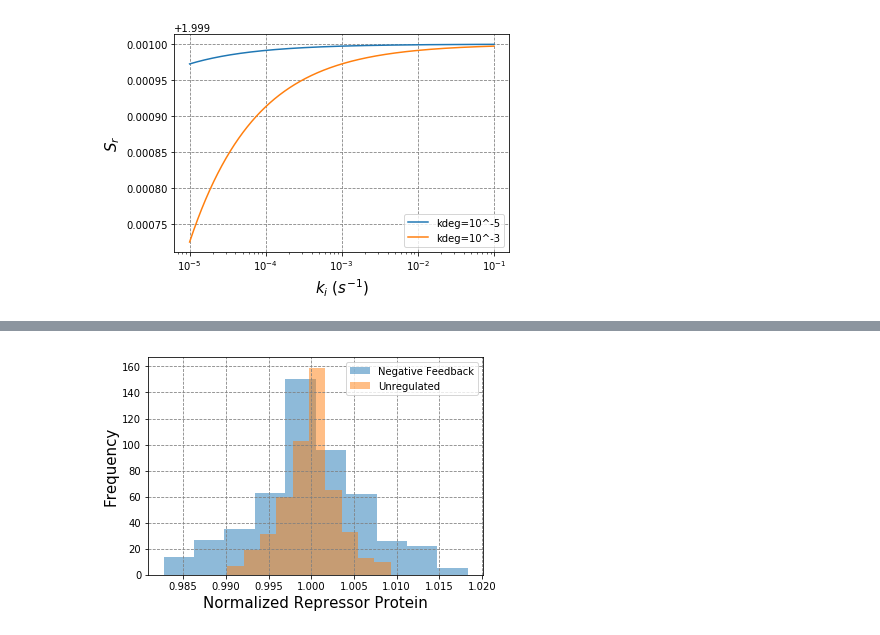
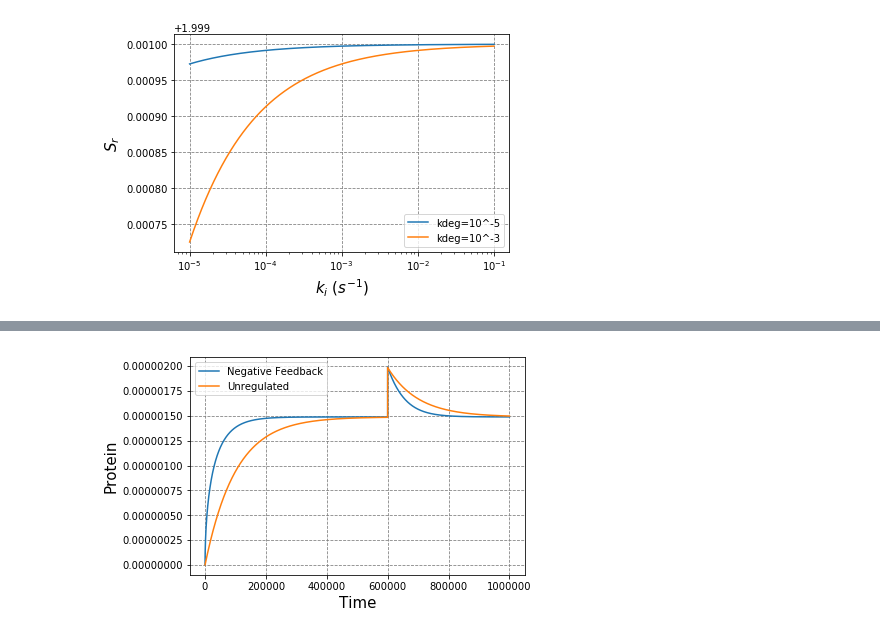
Before and after one commit to davidtgonzales/Negative-Feedback, a Jupyter notebook: Becskei and Serrano 2000.ipynb, the cells around one changed output, grey strips where cells are left out. Saved outputs shown, nothing was run; the diff lists cells and outputs as text; code cells hidden in the pictures.

Commit message:
Added Speeding up response times notebook.

```diff
--- a/Beckei and Serrano 2000.ipynb
+++ b/Becskei and Serrano 2000.ipynb
@@ -115,0 +118,14 @@ def time_int():
+# %%
+P=0.0000001
+kp=1.5*math.pow(10,10)
+n=3
+a=3.3
+kr=2*math.pow(10,11)
+kdeg=math.pow(10,-5)
+kireg=0.0000000003
+Rregss=R_reg_ss(P,kp,kireg,n,a,kr,kdeg)
+kiunreg=((n*kp*P*kireg*a)*(1+kp*P))/((1+kp*P+kr*Rregss)*(n*kp*P*a))
+Runregss=R_unreg_ss(P,kp,kiunreg,n,a,kr,kdeg)
+
+print ('Regulated decay rate: '+str(dR2_reg(P,kp,kireg,n,a,kr,kdeg)))
+print ('Unregulated decay rate: '+str(dR2_unreg(P,kp,kiunreg,n,a,kr,kdeg)))
@@ -116,19 +146,29 @@ def time_int():
 # %%
-reg_list=[]
-unreg_list=[]
-Rregss=R_reg_ss(P,kp,ki,n,a,kr,kdeg)
-Runregss=R_unreg_ss(P,kp,ki,n,a,kr,kdeg)
-for i in list(range(0,500)):
-    t=time_int()
-    reg_list.append((Rregss+dR_reg_n(P,kp,ki,n,a,kr,kdeg)*t)/Rregss)
-    unreg_list.append((Runregss+dR_unreg_n(P,kp,ki,n,a,kr,kdeg)*t)/Runregss)
+def dR_reg(P,kp,ki,n,a,kr,kdeg,R):
+    return ((n*kp*P*ki*a)/(1+kp*P+kr*R[-1])-kdeg*R[-1])
+def dR_unreg(P,kp,ki,n,a,kr,kdeg,R):
+    return (kp*P*n*ki*a/(1+kp*P)-kdeg*R[-1])
 
-plt.hist(reg_list,label='Negative Feedback',alpha=0.5)
-plt.hist(unreg_list,label='Unregulated',alpha=0.5)
+reg_list=[0]
+unreg_list=[0]
+time_list=[0]
+t_max=1000000
+dt=1
+while time_list[-1]<t_max:
+    if time_list[-1]==600000:
+        pert=0.0000005
+    else:
+        pert=0
+    reg_list.append(reg_list[-1]+dR_reg(P,kp,kireg,n,a,kr,kdeg,reg_list)*dt+pert)
+    unreg_list.append(unreg_list[-1]+dR_unreg(P,kp,kiunreg,n,a,kr,kdeg,unreg_list)*dt+pert)
+    time_list.append(time_list[-1]+dt)
+
+plt.plot(time_list,reg_list,label='Negative Feedback')
+plt.plot(time_list,unreg_list,label='Unregulated')
 plt.grid(b=True,which='major',color='grey',linestyle='--')
-plt.xlabel('Normalized Repressor Protein',size=15)
-plt.ylabel('Frequency',size=15)
+plt.xlabel('Time',size=15)
+plt.ylabel('Protein',size=15)
 plt.legend()
 plt.show()
 # %% [output]
-[figure, old version]
+[figure, new version]
```
Also changed, not shown: parts of 9 cells of this notebook, 2 other files.
